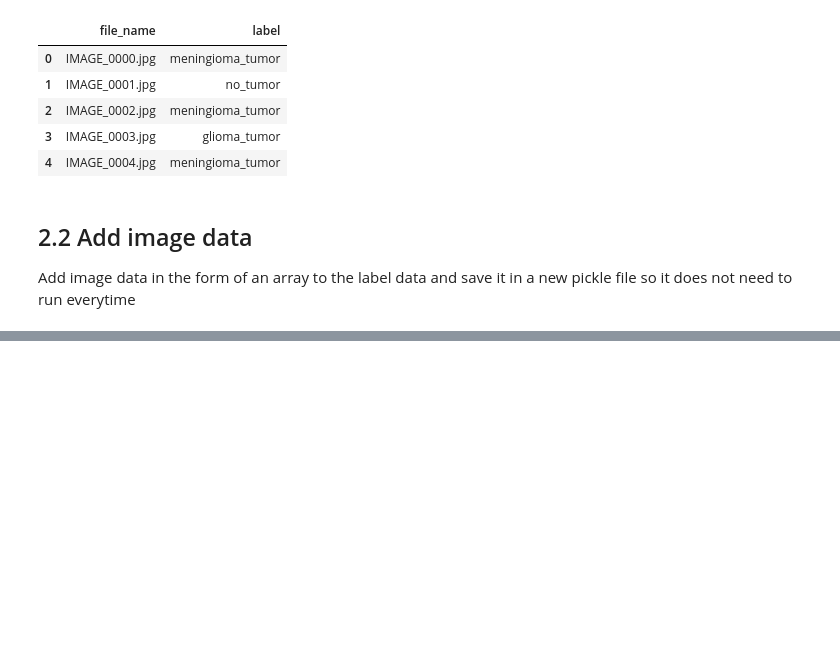
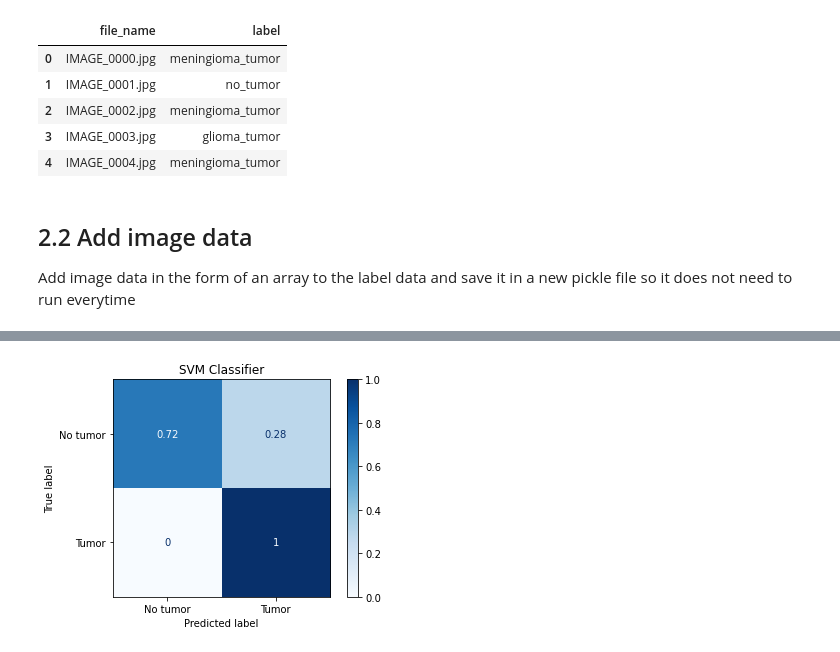
Before and after one commit to tanpinray/AMLS_22-21_SN18100138, a Jupyter notebook: Task_A.ipynb, the cells around one changed output, grey strips where cells are left out. Saved outputs shown, nothing was run; the diff lists cells and outputs as text; code cells hidden in the pictures; blank space fills up the shorter version.

Commit message:
Improved gridsearchcv and added multidwt

```diff
--- a/Task_A.ipynb
+++ b/Task_A.ipynb
@@ -186,7 +194,6 @@ def extract_canny(images_pixelData, sigma):
 if os.path.exists('./dataset/label_taskA_canny.pkl'):
     print('The pickle file for Task B image data filtered with Canny filter already exists')
 else:
-    data_path = './dataset/image'
     binary = create_binary(df)
     canny_features = extract_canny(images_new, 1)
 
@@ -276,10 +329,14 @@ def feature_selection(X_train, X_test, y_train, select):
         model = SelectFromModel(lsvc, prefit=True)
         X_train_new = model.transform(X_train)
         X_test_new = model.transform(X_test)
+    elif select == 'percent':
+        model = SelectPercentile(percentile=50).fit(X_train, y_train)
+        X_train_new = model.transform(X_train)
+        X_test_new = model.transform(X_test)
 
     return X_train_new, X_test_new
 # %%
-feature = 'hog'
+feature = 'multidwt'
 
 if feature == 'hog':
     # Doing classification with image HOG features
@@ -290,6 +347,15 @@ elif feature == 'lbp':
 elif feature == 'canny':
     # Doing classification with Canny filtered image data
     label_taskA = pd.read_pickle("./dataset/label_taskA_canny.pkl")
+elif feature == 'multidwt':
+    # Doing classification with Multi-DWT image data
+    label_taskA = pd.read_pickle("./dataset/label_taskA_multidwt.pkl")
+elif feature == 'hoglbp':
+    # Doing classification with image HOG and LBP features
+    hog_features = pd.read_pickle("./dataset/label_taskA_hog.pkl")
+    lbp_features = pd.read_pickle("./dataset/label_taskA_lbp.pkl")
+    # Concatenate tables column-wise and remove extra 'binary_label' column
+    label_taskA = pd.concat([hog_features.drop('binary_label',axis=1), lbp_features], axis=1)
 
 X = label_taskA.drop('binary_label',axis=1) # All other features
 Y = label_taskA['binary_label'] # binary label
@@ -302,13 +368,13 @@ X_train, X_test, y_train, y_test = train_test_split(X, Y, test_size = 0.3, rando
 print('train set: {}  | test set: {}'.format(round(((len(y_train)*1.0)/len(X)),3),
                                                        round((len(y_test)*1.0)/len(X),3)))
 
+print(f'{X_train.shape[1]} features before PCA')
 # Doing dimensionality reduction with PCA
 X_train, X_test = PCAPredict(X_train, X_test, 0.95)
 print(f'{X_train.shape[1]} features after PCA')
 
 # Doing feature selection
-X_train, X_test = feature_selection(X_train, X_test, y_train, 'rf')
+X_train, X_test = feature_selection(X_train, X_test, y_train, 'percent')
 print(f'{X_train.shape[1]} features left after feature selection')
-X_train
 # %% [output]
 train set: 0.7  | test set: 0.3
@@ -333,0 +384,69 @@ Y.value_counts()
+# %%
+def SVMClassifierCV(X_train, y_train, X_test):
+    '''
+    Inputs
+        X_train: Training dataset;
+        y_train: Training labels;
+        X_test: Testing dataset.
+
+    Return
+        Y_pred: Predicted labels from X_test using SVM.
+    '''
+
+    # Create dictionary of parameters to cross validate the estimator on
+    # linear was considered in another function as kernel='linear' took very long to compute
+    parameters = [
+    {"kernel": ["rbf"], "gamma": ['scale', 'auto'], "C": [1, 10, 100]},
+    {"kernel": ["poly"], "gamma": ['scale', 'auto'], "C": [1, 10, 100], "degree": [2, 3, 4]}
+    ]
+
+    matthews = metrics.make_scorer(metrics.matthews_corrcoef)
+    scoring = {'AUC': 'roc_auc_ovr_weighted', 'matthews': matthews}
+
+    # Create SVC object
+    svc = svm.SVC(probability=True)
+    # Exhaustive search over all chosen parameters
+    clf = GridSearchCV(svc,
+                       parameters,
+                       scoring=scoring,
+                       refit='matthews', # use matthews for refit due to imbalanced data
+                       verbose=2,
+                       return_train_score=True)
+    # Fit SVC model with the parameters for cross-validation
+    clf.fit(X_train, y_train)
+    # Predict labels with the best parameters from cross-validation
+    print(clf.best_params_)
+
+    results = pd.DataFrame.from_dict(clf.cv_results_).sort_values(by=['rank_test_matthews'])
+    results = results[['params', 'mean_train_AUC','mean_test_AUC', 'rank_test_AUC',
+                       'mean_train_matthews', 'mean_test_matthews', 'rank_test_matthews']]
+
+    # Predict labels with the best parameters from cross-validation
+    Y_pred = clf.predict(X_test)
+
+    fig, ax = plt.subplots()
+    metrics.ConfusionMatrixDisplay.from_predictions(
+        y_test,
+        Y_pred,
+        cmap=plt.cm.Blues,
+        normalize='true',
+        ax=ax,
+        display_labels = ['No tumor', 'Tumor']
+    )
+    ax.set_title('SVM Classifier')
+
+    return Y_pred, results
+
+Y_pred_SVM, results_SVM = SVMClassifierCV(X_train, y_train, X_test)
+# score_SVM = metrics.accuracy_score(y_test, Y_pred_SVM)
+# print(f'SVM classifier score: %.3f' % (score_SVM*100))
+# score_matthews_SVM = metrics.matthews_corrcoef(y_test, Y_pred_SVM)
+# print(f'SVM classifier Matthews score: %.3f' % (score_matthews_SVM*100))
+
+# precision is the ability of the classifier not to label as positive a sample that is negative
+# recall is the ability of the classifier to find all the positive samples
+# F-beta score can be interpreted as a weighted harmonic mean of the precision and recall
+# support is the number of occurrences of each class in y_test
+print(metrics.classification_report(y_test, Y_pred_SVM, target_names=['No tumor', 'Tumor']))
+display(results_SVM)
+# %% [output]
@@ -334,3 +487,4 @@ Y.value_counts()
+[figure, added]
 # %%
 def KNNClassifierCV(X_train, y_train, X_test):
     '''
```
Also changed, not shown: parts of 15 cells of this notebook.
